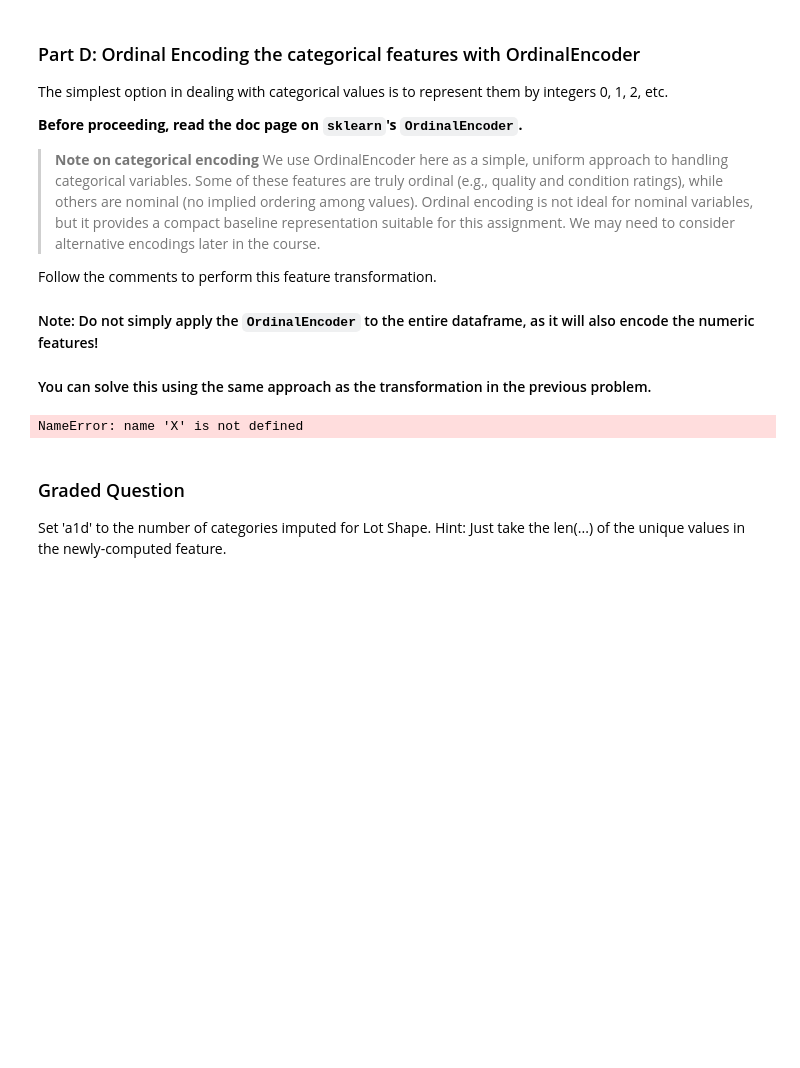
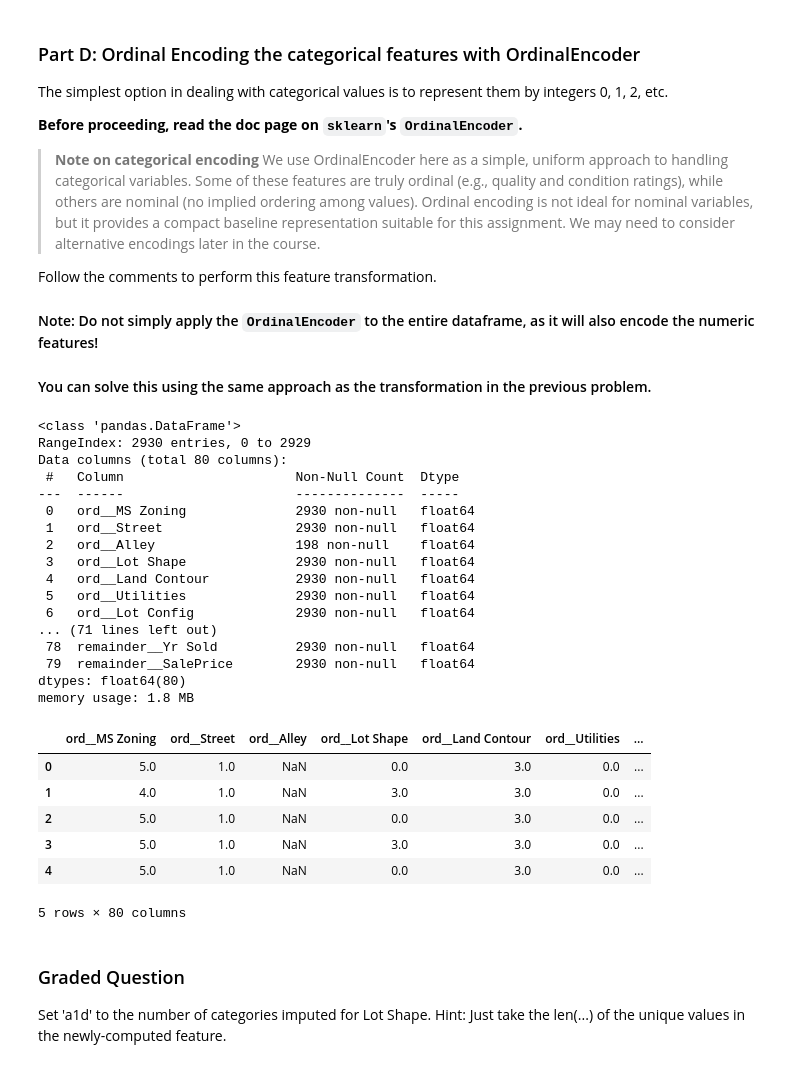
Before and after one commit to stefanie-the-engineer/bu-dx603-homework-04-smkenyon, a Jupyter notebook: Homework_04.ipynb, the cells around one changed output. Saved outputs shown, nothing was run; the diff lists cells and outputs as text; code cells hidden in the pictures; blank space fills up the shorter version.

```diff
--- a/Homework_04.ipynb
+++ b/Homework_04.ipynb
@@ -385,31 +387,54 @@ Follow the comments to perform this feature transformation.
 #### You can solve this using the same approach as the transformation in the previous problem.
 # %%
 # Put df_imputed in the form X, y
-#y = df_clean['Lot Shape']
-#X = df_clean.drop('Lot Shape', axis=1)
+y = df_clean['Lot Shape']
+X = df_clean.drop('Lot Shape', axis=1)
 
 # Initialize OrdinalEncoder
 ordinal_encoder = OrdinalEncoder()
 
 # Convert back to DataFrame to retain column names
 preprocessor = ColumnTransformer(
     transformers=[
         ('ord', ordinal_encoder, categorical_features)
     ],
     remainder='passthrough'
 )
 
 X_encoded_np = preprocessor.fit_transform(df_clean)
 
 # # Verify: all Dtypes should be float64
 encoded_feature_names = preprocessor.get_feature_names_out()
-X_encoded = pd.DataFrame(X_encoded_np, columns=encoded_feature_names, index=X.index)
+X_encoded = pd.DataFrame(X_encoded_np, columns=encoded_feature_names, index=df_clean.index)
 
 # 7. Verify: all Dtypes should be float64 (OrdinalEncoder's default output dtype)
 X_encoded.info()
 X_encoded.head()
 # %% [output]
-NameError: name 'X' is not defined
+<class 'pandas.DataFrame'>
+RangeIndex: 2930 entries, 0 to 2929
+Data columns (total 80 columns):
+ #   Column                      Non-Null Count  Dtype
+---  ------                      --------------  -----
+ 0   ord__MS Zoning              2930 non-null   float64
+ 1   ord__Street                 2930 non-null   float64
+ 2   ord__Alley                  198 non-null    float64
+ 3   ord__Lot Shape              2930 non-null   float64
+ 4   ord__Land Contour           2930 non-null   float64
+ 5   ord__Utilities              2930 non-null   float64
+ 6   ord__Lot Config             2930 non-null   float64
+... (71 lines left out)
+ 78  remainder__Yr Sold          2930 non-null   float64
+ 79  remainder__SalePrice        2930 non-null   float64
+dtypes: float64(80)
+memory usage: 1.8 MB
+|  | ord__MS Zoning | ord__Street | ord__Alley | ord__Lot Shape | ord__Land Contour | ord__Utilities | ... |
+| 0 | 5.0 | 1.0 | NaN | 0.0 | 3.0 | 0.0 | ... |
+| 1 | 4.0 | 1.0 | NaN | 3.0 | 3.0 | 0.0 | ... |
+| 2 | 5.0 | 1.0 | NaN | 0.0 | 3.0 | 0.0 | ... |
+| 3 | 5.0 | 1.0 | NaN | 3.0 | 3.0 | 0.0 | ... |
+| 4 | 5.0 | 1.0 | NaN | 0.0 | 3.0 | 0.0 | ... |
+5 rows × 80 columns
 # %% [markdown]
 ### Graded Question
 
```
Also changed, not shown: parts of 11 cells of this notebook.
